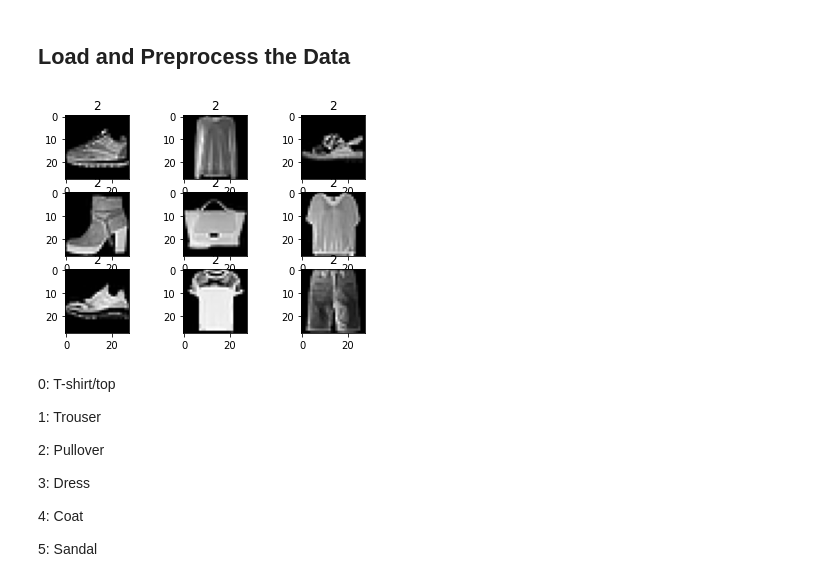
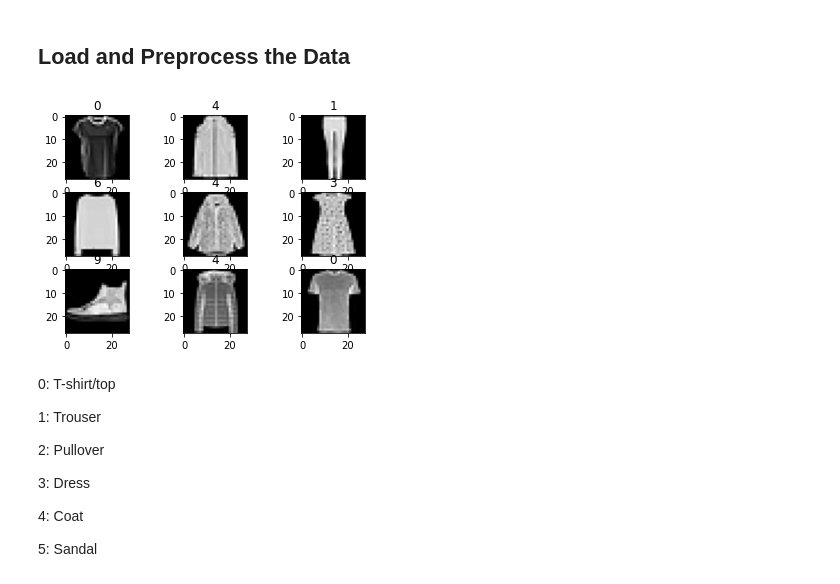
Before and after one commit to cvlpieas/CIS428-ICV, a Jupyter notebook: Labs/Lab 6/Fashion_MNIST.ipynb, the cells around one changed output. Saved outputs shown, nothing was run; the diff lists cells and outputs as text; code cells hidden in the pictures.

```diff
--- a/Labs/Lab 6/Fashion_MNIST.ipynb
+++ b/Labs/Lab 6/Fashion_MNIST.ipynb
@@ -22,16 +22,16 @@ testloader = torch.utils.data.DataLoader(testset, batch_size=batchsize, shuffle=
 # %%
 from matplotlib import pyplot
 tx = next(iter(trainloader))
 for i in range(9):
     # define subplot
     pyplot.subplot(330 + 1 + i)
     # plot raw pixel data
     pyplot.imshow(tx[0][i].view(28, 28, 1), cmap=pyplot.get_cmap('gray'))
-    pyplot.title(str(tx[1][1].item()))
+    pyplot.title(str(tx[1][i].item()))
 # show the figure
 pyplot.show()
 # %% [output]
-[figure, old version]
+[figure, new version]
 # %% [markdown]
 0: T-shirt/top
 
```
Also changed, not shown: parts of 3 cells of this notebook, 1 other file.
